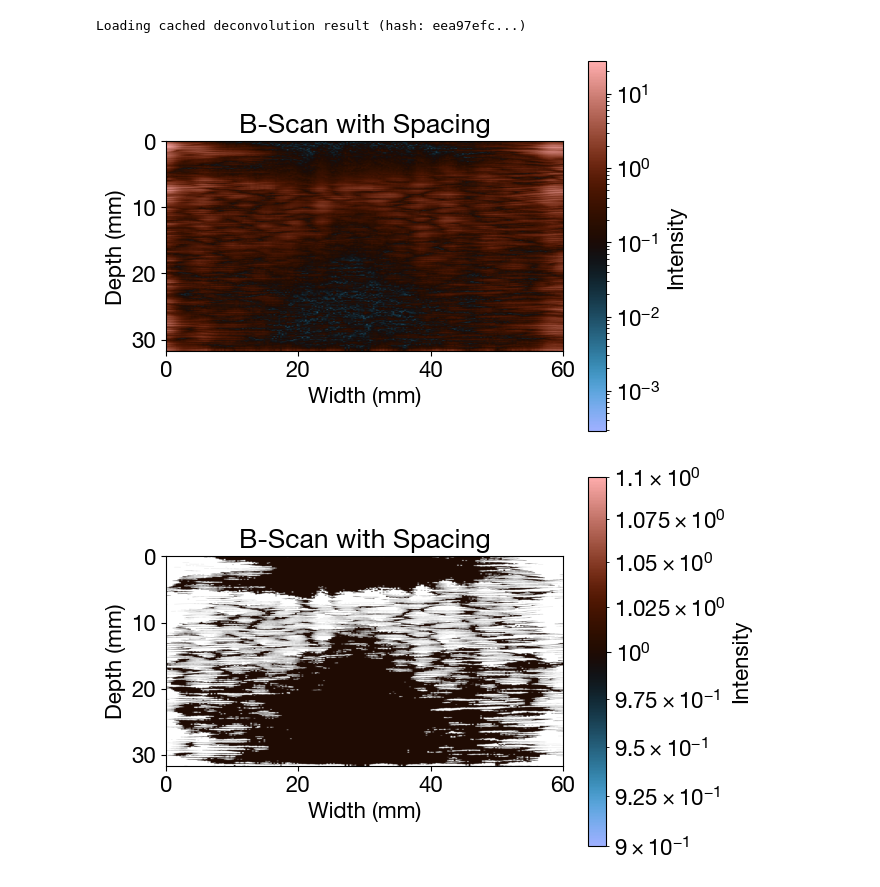
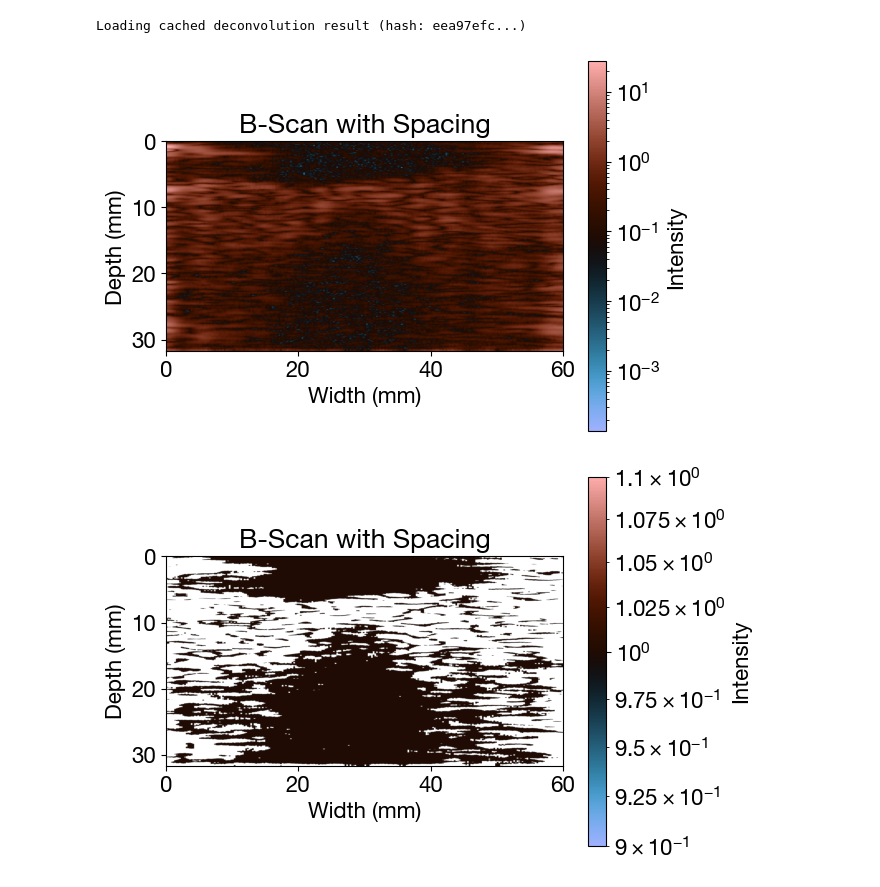
Before and after one commit to unibe-icelab/thz_sub_surface_ice_pebbles, a Jupyter notebook: test_sub_surface_extraction_hilbert.ipynb, the cells around one changed output. Drawn from its saved outputs; the diff is of its cells as text; code cells hidden in the pictures.

```diff
--- a/test_sub_surface_extraction_hilbert.ipynb
+++ b/test_sub_surface_extraction_hilbert.ipynb
@@ -127,7 +127,7 @@ kernel = gaussian_kernel1d(sigma=sigma, radius=sigma * 3)
 for x in tqdm(range(traces.shape[0])):
     convolved_data = convolve1d(np.abs(b_scan[x, :]), kernel)
     b_scan_convolved[x] = convolved_data
-    b_scan_convolved[x] = np.abs(scipy.signal.hilbert(np.abs(b_scan[x]) ** 1))
+    b_scan_convolved[x] = np.abs(scipy.signal.hilbert(b_scan[x]))
 
 spacing_x = dx
 spacing_y = dy
@@ -165,35 +165,35 @@ plt.title("B-Scan with Spacing")
 plt.colorbar(label="Intensity")
 plt.show()
 
 # from scipy.ndimage import convolve
 #
 #
 # # Threshold the image to create a binary mask
 # threshold = 0.3
 # binary_mask = (image < threshold).astype(int)
 #
 # # Define a kernel for local density calculation
 # kernel_size = 5  # Adjust the size based on the scale of voids
 # kernel = np.ones((kernel_size, kernel_size))
 #
 # # Calculate local density
 # local_density = convolve(binary_mask, kernel, mode='constant')
 #
 # # Threshold the local density to isolate large voids
 # density_threshold = 20  # Adjust this value to control the void size
 # large_voids_mask = (local_density > density_threshold).astype(int)
 #
 # # Plot the large voids
 # plt.ylabel("Depth (mm)")
 # plt.imshow(large_voids_mask, extent=extent, aspect='1', cmap=cm.berlin)
 # plt.xlabel("Width (mm)")
 # plt.title("Large Voids Based on Local Density")
 # plt.colorbar(label="Intensity")
 # plt.savefig("large_voids_local_density.png", dpi=300)
 # plt.show()
 # %% [output]
-[figure, old version]
+[figure, new version]
-[figure, old version]
+[figure, new version]
 # %%
 import numpy as np
 import matplotlib.pyplot as plt
```
Also changed, not shown: parts of 1 cell of this notebook, 6 other files.
